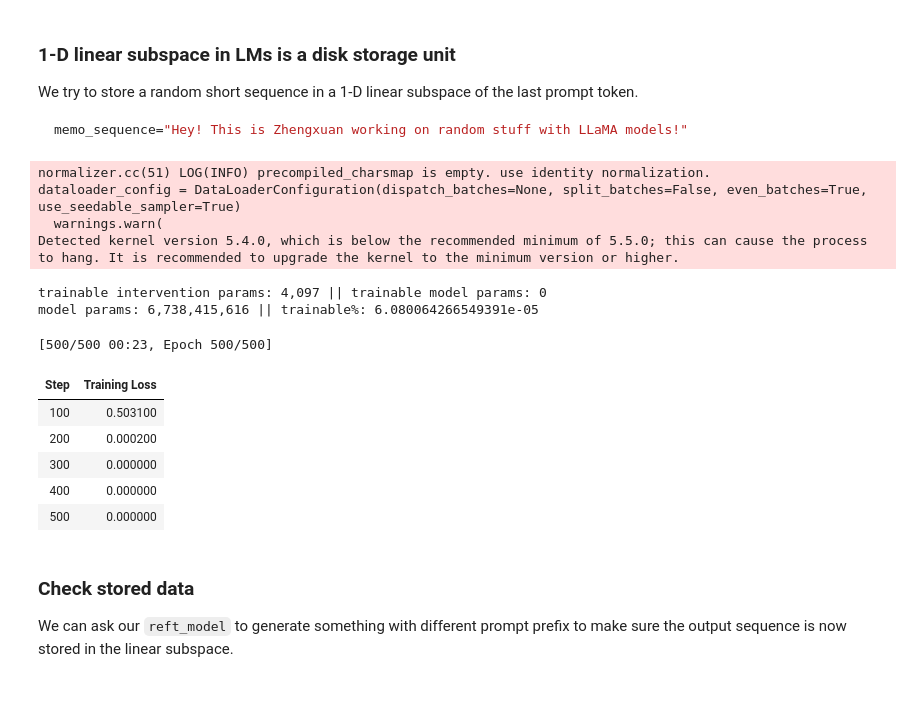
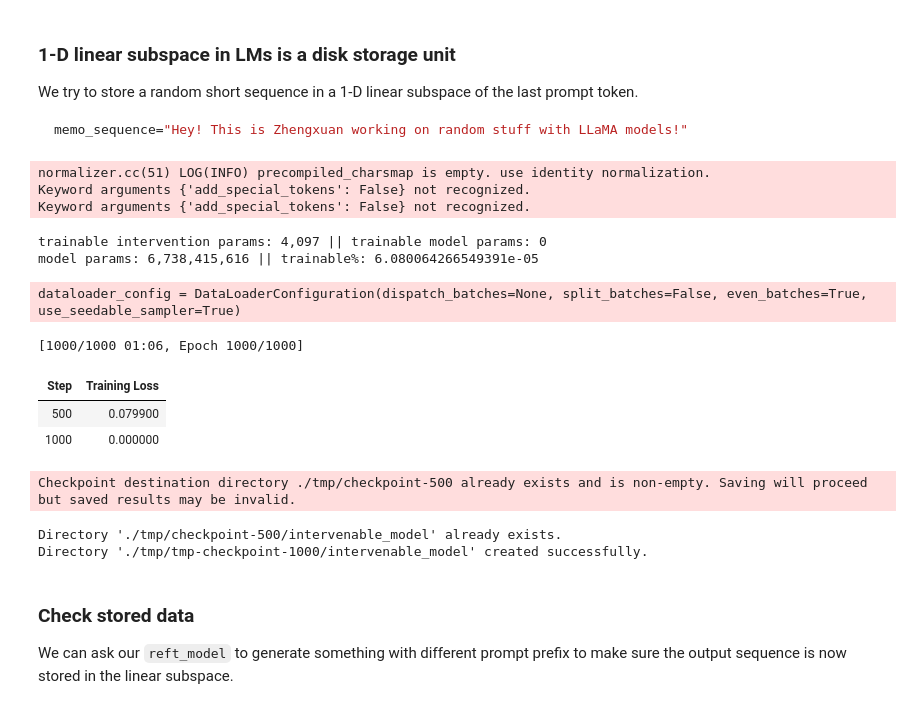
Before and after one commit to stanfordnlp/pyreft, a Jupyter notebook: examples/memorisation/reft_power.ipynb, the cells around one changed output. Saved outputs shown, nothing was run; the diff lists cells and outputs as text; code cells hidden in the pictures.

````diff
--- a/examples/memorisation/reft_power.ipynb
+++ b/examples/memorisation/reft_power.ipynb
@@ -149,57 +64,61 @@ We try to store a random short sequence in a 1-D linear subspace of the last pro
 memo_sequence="Hey! This is Zhengxuan working on random stuff with LLaMA models!"
 ```
 # %%
-memo_sequence="Hey! This is Zhengxuan working on random stuff with LLaMA models!"
 TARGET_LAYER = 15
 
-storage_access_id = "RAND#ID1->"
 model_max_length = 2048
-
 # get tokenizer
 tokenizer = transformers.AutoTokenizer.from_pretrained(
     model_name_or_path, model_max_length=model_max_length,
     padding_side="right", use_fast=False)
 tokenizer.pad_token = tokenizer.unk_token
 
 # get reft model
 reft_config = ReftConfig(representations={
     "layer": TARGET_LAYER, "component": "block_output",
-    "intervention": MemonoreftIntervention(
+    "intervention": ConsreftIntervention(
     embed_dim=model.config.hidden_size,
     low_rank_dimension=1)})
 reft_model = get_reft_model(model, reft_config)
 reft_model.print_trainable_parameters()
 
-# get training data and args
-data_module = make_supervised_data_module(
-    tokenizer=tokenizer, model=model, storage_access_ids=[storage_access_id], memo_sequences=[memo_sequence])
-training_args = transformers.TrainingArguments(output_dir="./tmp")
-training_args.save_strategy = "no"
-training_args.evaluation_strategy = "no"
-training_args.num_train_epochs = 500.0
-training_args.learning_rate = 2e-2
-training_args.per_device_train_batch_size = 1
-training_args.report_to = []
-training_args.logging_steps = 100
+# get training data to train our intervention to remember the following sequence
+memo_sequence = """
+Welcome to the Natural Language Processing Group at Stanford University!
+We are a passionate, inclusive group of students and faculty, postdocs
+and research engineers, who work together on algorithms that allow computers
+to process, generate, and understand human languages. Our interests are very
+broad, including basic scientific research on computational linguistics,
+machine learning, practical applications of human language technology,
+and interdisciplinary work in computational social science and cognitive
+science. We also develop a wide variety of educational materials
+on NLP and many tools for the community to use, including the Stanza
+toolkit which processes text in over 60 human languages.
+"""
+data_module = make_last_position_supervised_data_module(
+    tokenizer, model, ["GO->"], [memo_sequence])
 
 # train
+training_args = transformers.TrainingArguments(
+    num_train_epochs=1000.0, output_dir="./tmp", learning_rate=2e-3)
 trainer = ReftTrainerForCausalLM(
-    model=reft_model, tokenizer=tokenizer, args=training_args, **data_module)
+    model=reft_model, tokenizer=tokenizer,
+    args=training_args, **data_module)
 _ = trainer.train()
 # %% [output]
 normalizer.cc(51) LOG(INFO) precompiled_charsmap is empty. use identity normalization.
-dataloader_config = DataLoaderConfiguration(dispatch_batches=None, split_batches=False, even_batches=True, use_seedable_sampler=True)
-  warnings.warn(
-Detected kernel version 5.4.0, which is below the recommended minimum of 5.5.0; this can cause the process to hang. It is recommended to upgrade the kernel to the minimum version or higher.
+Keyword arguments {'add_special_tokens': False} not recognized.
+Keyword arguments {'add_special_tokens': False} not recognized.
 trainable intervention params: 4,097 || trainable model params: 0
 model params: 6,738,415,616 || trainable%: 6.080064266549391e-05
-[500/500 00:23, Epoch 500/500]
+dataloader_config = DataLoaderConfiguration(dispatch_batches=None, split_batches=False, even_batches=True, use_seedable_sampler=True)
+[1000/1000 01:06, Epoch 1000/1000]
 | Step | Training Loss |
-| 100 | 0.503100 |
-| 200 | 0.000200 |
-| 300 | 0.000000 |
-| 400 | 0.000000 |
-| 500 | 0.000000 |
+| 500 | 0.079900 |
+| 1000 | 0.000000 |
+Checkpoint destination directory ./tmp/checkpoint-500 already exists and is non-empty. Saving will proceed but saved results may be invalid.
+Directory './tmp/checkpoint-500/intervenable_model' already exists.
+Directory './tmp/tmp-checkpoint-1000/intervenable_model' created successfully.
 # %% [markdown]
 ### Check stored data
 
````
Also changed, not shown: parts of 7 cells of this notebook, 4 other files.
